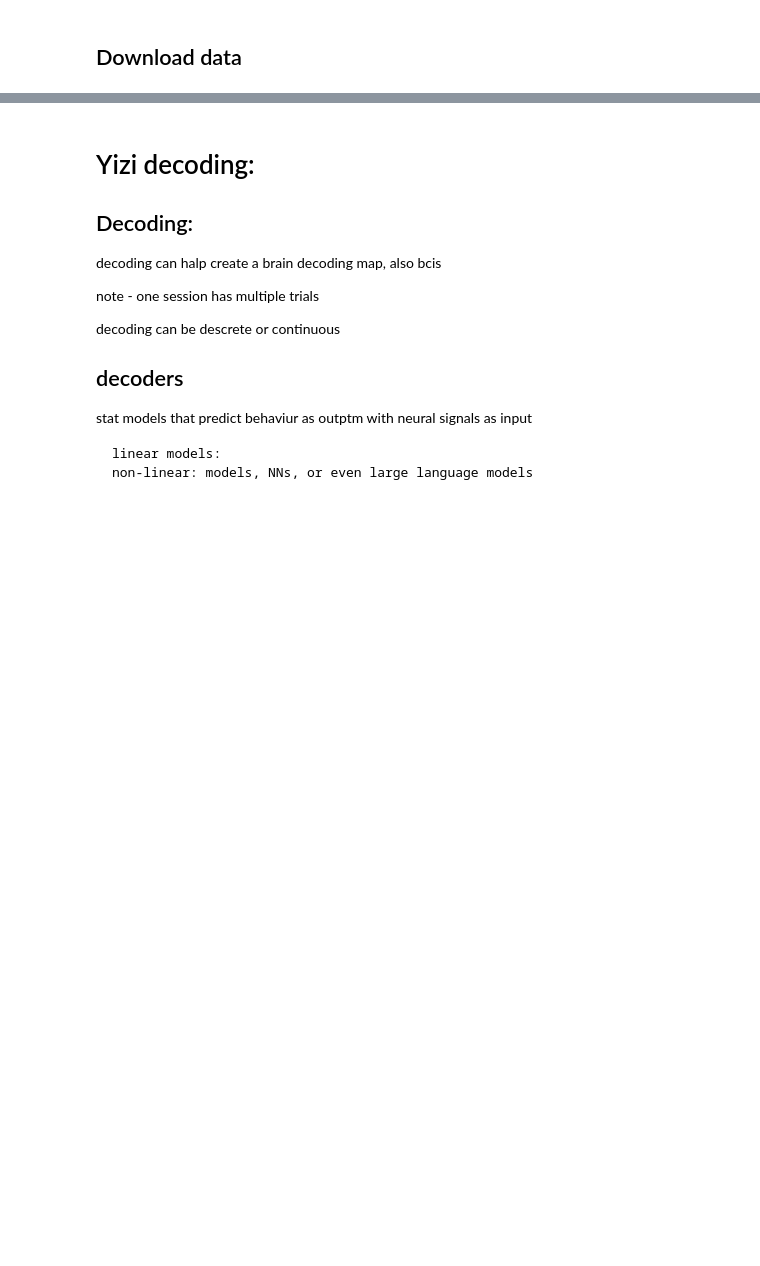
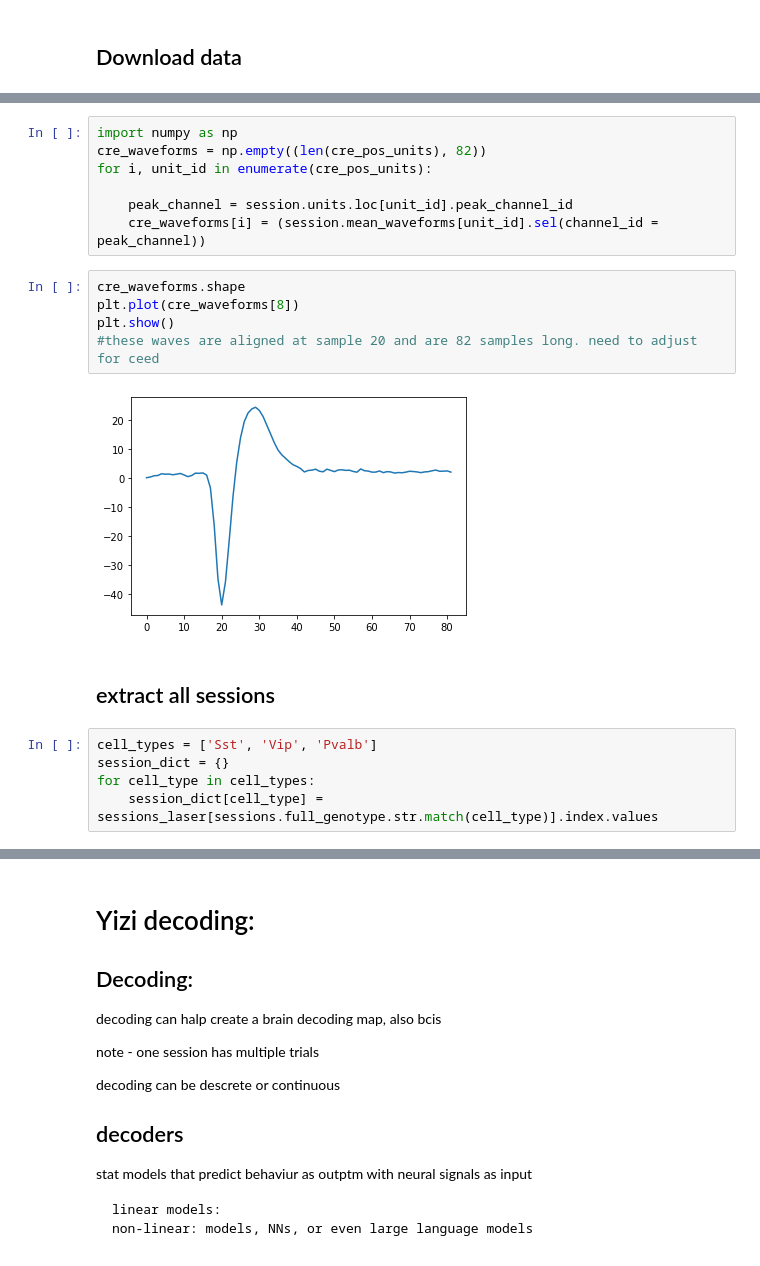
Before and after one commit to N0AHt/optotagging, a Jupyter notebook: make_optotag_dataset.ipynb, the cells around one changed output, grey strips where cells are left out. Cells and saved outputs as stored; diff of their text form; blank space fills up the shorter version.

```diff
--- a/make_optotag_dataset.ipynb
+++ b/make_optotag_dataset.ipynb
@@ -5,0 +193,21 @@ Vip, sst, pvalb, wildtype
+# %%
+import numpy as np
+cre_waveforms = np.empty((len(cre_pos_units), 82))
+for i, unit_id in enumerate(cre_pos_units):
+
+    peak_channel = session.units.loc[unit_id].peak_channel_id
+    cre_waveforms[i] = (session.mean_waveforms[unit_id].sel(channel_id = peak_channel))
+# %%
+cre_waveforms.shape
+plt.plot(cre_waveforms[8])
+plt.show()
+#these waves are aligned at sample 20 and are 82 samples long. need to adjust for ceed
+# %% [output]
+[figure, added]
+# %% [markdown]
+## extract all sessions
+# %%
+cell_types = ['Sst', 'Vip', 'Pvalb']
+session_dict = {}
+for cell_type in cell_types:
+    session_dict[cell_type] = sessions_laser[sessions.full_genotype.str.match(cell_type)].index.values
```
Also changed, not shown: parts of 31 cells of this notebook, 1 other file.
